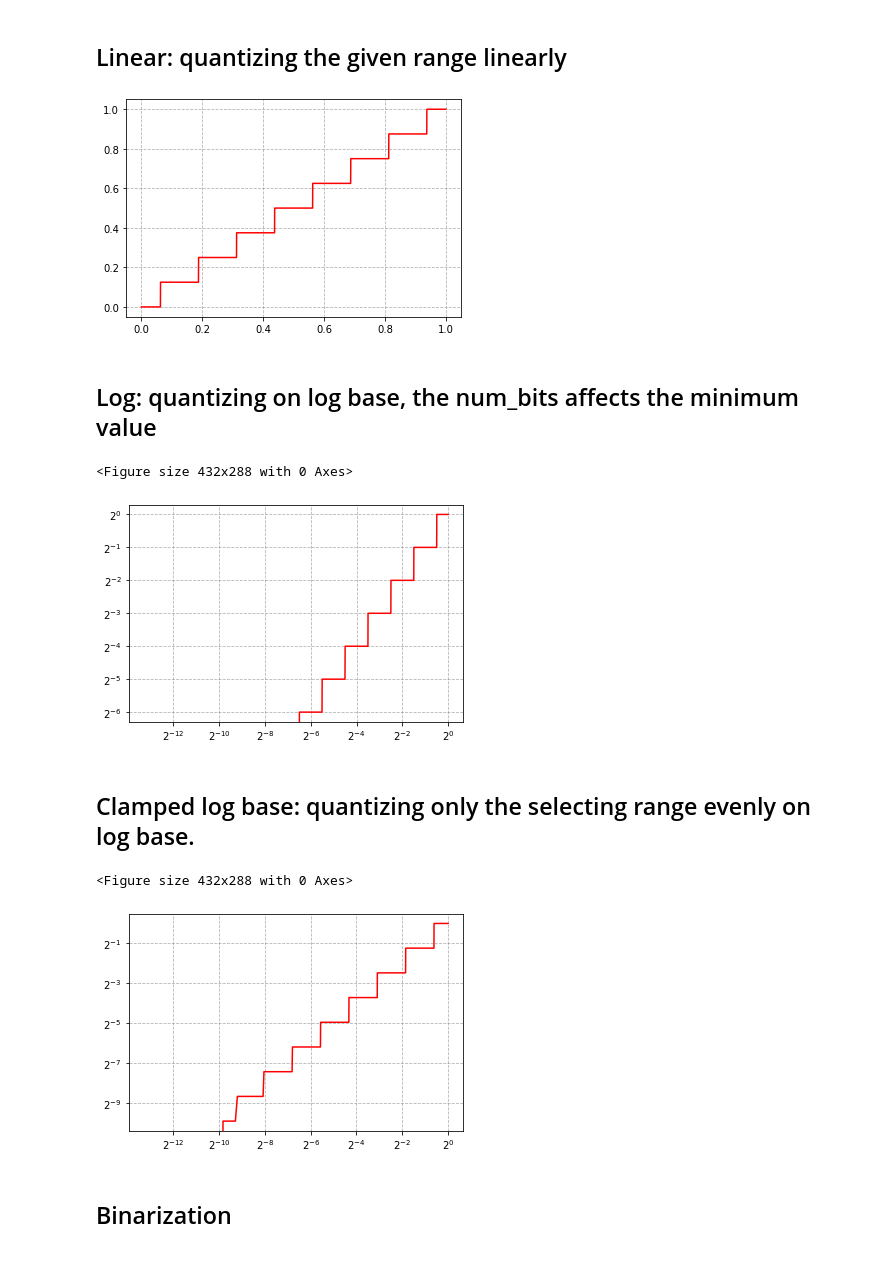
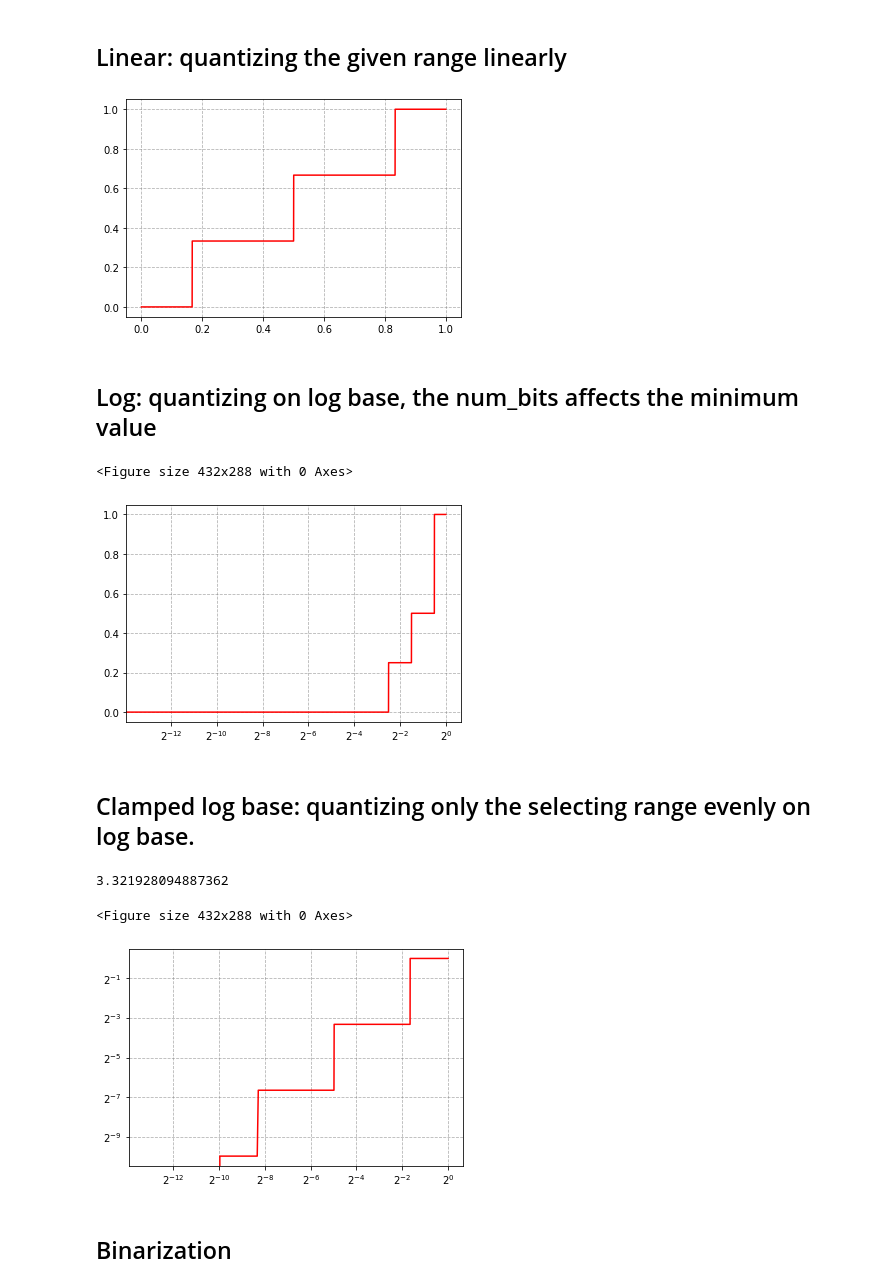
Before and after one commit to StonyBrookNLP/spiqa, a Jupyter notebook: quant_method_explain.ipynb, the cells around one changed output. Drawn from its saved outputs; the diff is of its cells as text; code cells hidden in the pictures.

```diff
--- a/quant_method_explain.ipynb
+++ b/quant_method_explain.ipynb
@@ -2,22 +2,23 @@
 import numpy as np
 import matplotlib
 import matplotlib.pyplot as plt
+from math import log, log2, floor
 
 dat = np.arange(0.0, 1.0, 0.0001)
-num_bits = 3.0
+num_bits = 2.0
 # %% [markdown]
 ## Linear: quantizing the given range linearly
 # %%
 def linearQuant(data, bits, range=(0.0, 1.0)):
-    base = (range[1] - range[0]) / 2.0**bits
+    base = (range[1] - range[0]) / (2.0**bits-1)
     return np.floor(data / base + 0.5) * base
 
 linear_quant_dat = linearQuant(dat, num_bits)
 plt.plot(dat, linear_quant_dat, 'r-')
 plt.grid(linestyle='--', color='grey', alpha=0.6)
 plt.show()
 # %% [output]
-[figure, old version]
+[figure, new version]
 # %% [markdown]
 ## Log: quantizing on log base, the num_bits affects the minimum value
 # %%
@@ -32,19 +33,20 @@ log_quant_dat = logQuant(dat, num_bits)
 plt.clf()
 fig, ax = plt.subplots()
 ax.set_xscale('log', basex=2)
-ax.set_yscale('log', basey=2)
+# ax.set_yscale('log', basey=2)
 ax.plot(dat, log_quant_dat, 'r-')
 ax.grid(linestyle='--', color='grey', alpha=0.6)
 plt.show()
 # %% [output]
 <Figure size 432x288 with 0 Axes>
-[figure, old version]
+[figure, new version]
 # %% [markdown]
 ## Clamped log base: quantizing only the selecting range evenly on log base.
 # %%
 def clampedLogQuant(att, bits):
-    min_exp = -9.9
-    step = min_exp / 2.0**bits
+    min_exp = log2(0.001)
+    step = (0 - min_exp) / (2.0**bits-1)
+    print(step)
     exp = np.log2(att)
     clamped_exp = np.floor(exp / step + 0.5) * step
     clamped_exp[exp < min_exp] = float("-Inf")
@@ -59,8 +61,9 @@ ax.plot(dat, clamped_log_quant_dat, 'r-')
 ax.grid(linestyle='--', color='grey', alpha=0.6)
 plt.show()
 # %% [output]
-<Figure size 432x288 with 0 Axes>
+3.321928094887362
+<Figure size 432x288 with 0 Axes>
-[figure, old version]
+[figure, new version]
 # %% [markdown]
 ## Binarization
 # %%
```
Also changed, not shown: parts of 2 cells of this notebook, 1 other file.
